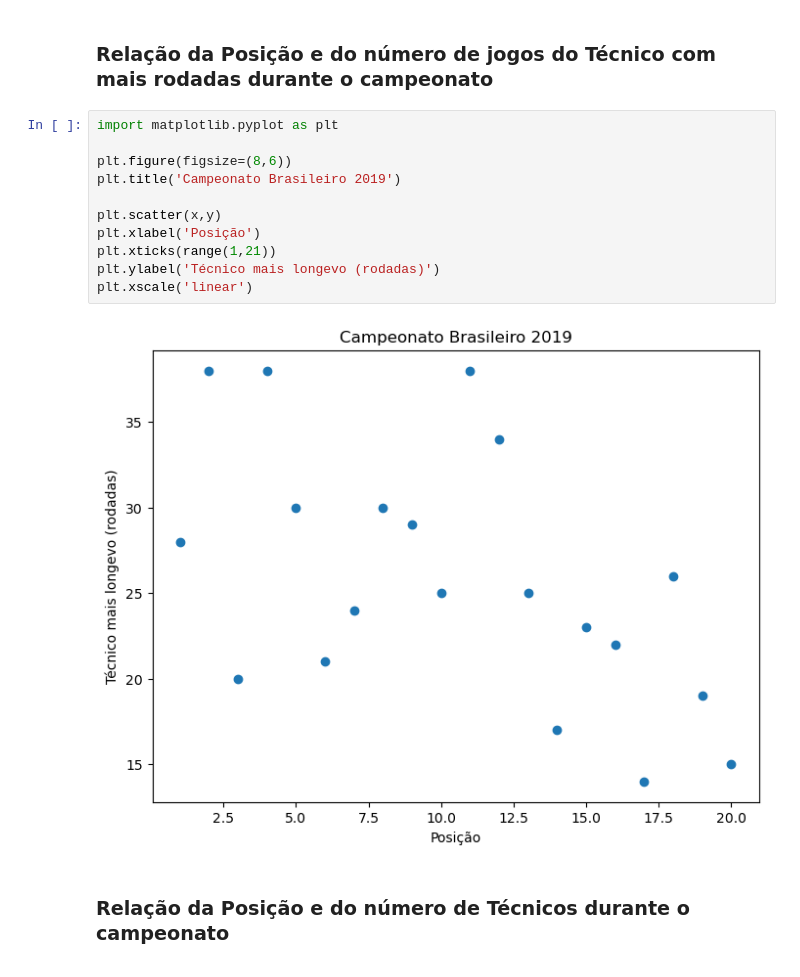
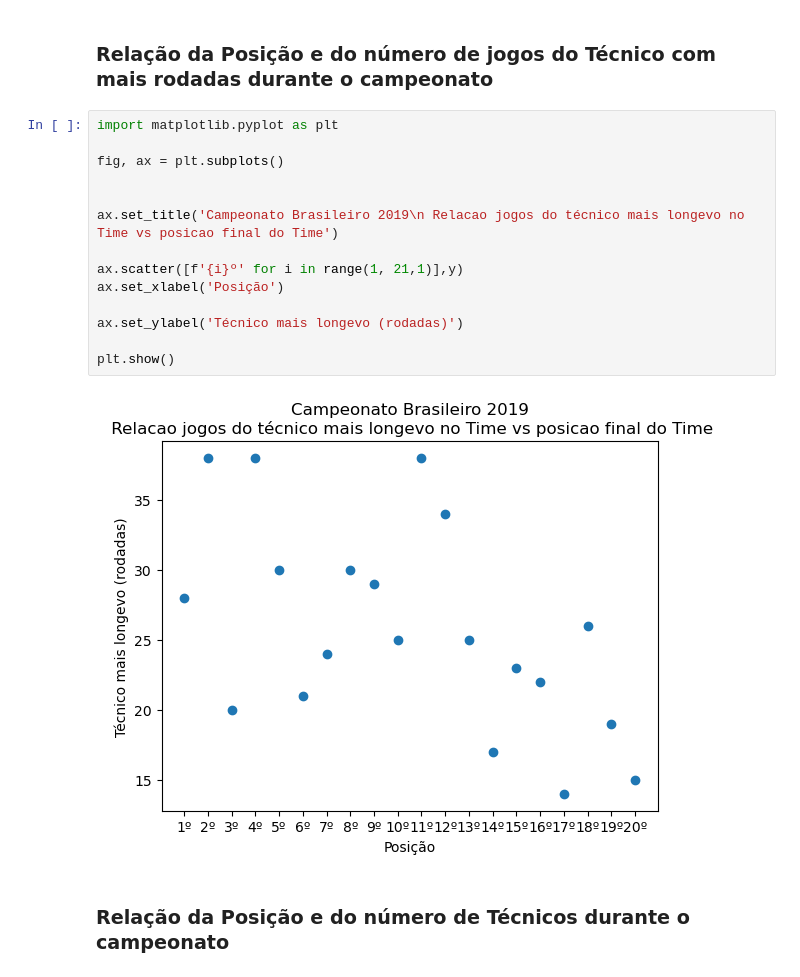
Before and after one commit to Joangopa/ada_project1, a Jupyter notebook: Projeto - técnicos no futebol.ipynb, the cells around one changed output. Saved outputs shown, nothing was run; the diff lists cells and outputs as text.

```diff
--- a/Projeto - técnicos no futebol.ipynb
+++ b/Projeto - técnicos no futebol.ipynb
@@ -630,16 +608,19 @@ x = list(range(1,21))
 # %%
 import matplotlib.pyplot as plt
 
-plt.figure(figsize=(8,6))
-plt.title('Campeonato Brasileiro 2019')
+fig, ax = plt.subplots()
 
-plt.scatter(x,y)
-plt.xlabel('Posição')
-plt.xticks(range(1,21))
-plt.ylabel('Técnico mais longevo (rodadas)')
-plt.xscale('linear')
+
+ax.set_title('Campeonato Brasileiro 2019\n Relacao jogos do técnico mais longevo no Time vs posicao final do Time')
+
+ax.scatter([f'{i}º' for i in range(1, 21,1)],y)
+ax.set_xlabel('Posição')
+
+ax.set_ylabel('Técnico mais longevo (rodadas)')
+
+plt.show()
 # %% [output]
-[figure, old version]
+[figure, new version]
 # %% [markdown]
 ### Relação da Posição e do número de Técnicos durante o campeonato
 # %%
```
Also changed, not shown: parts of 12 cells of this notebook.
